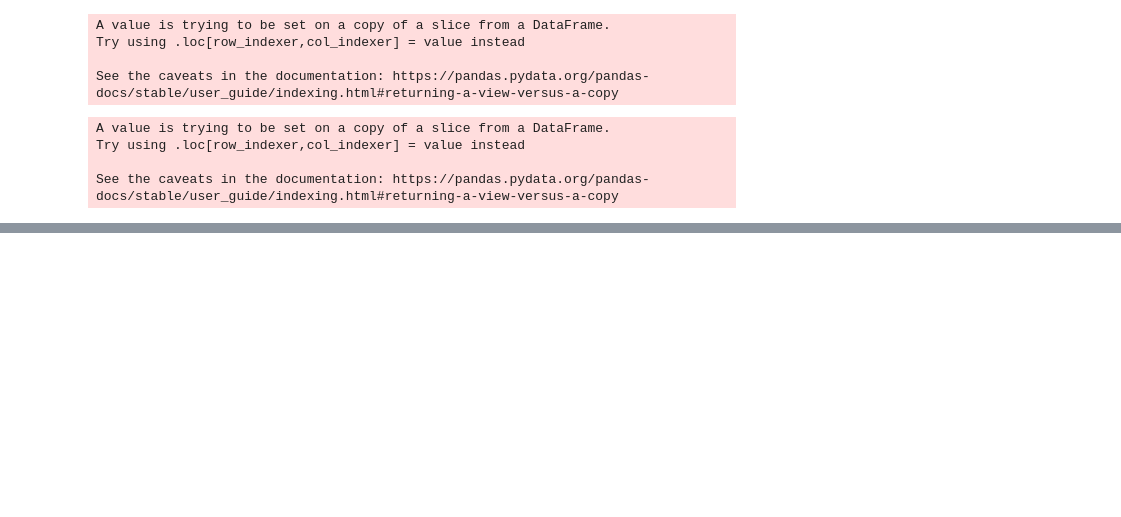
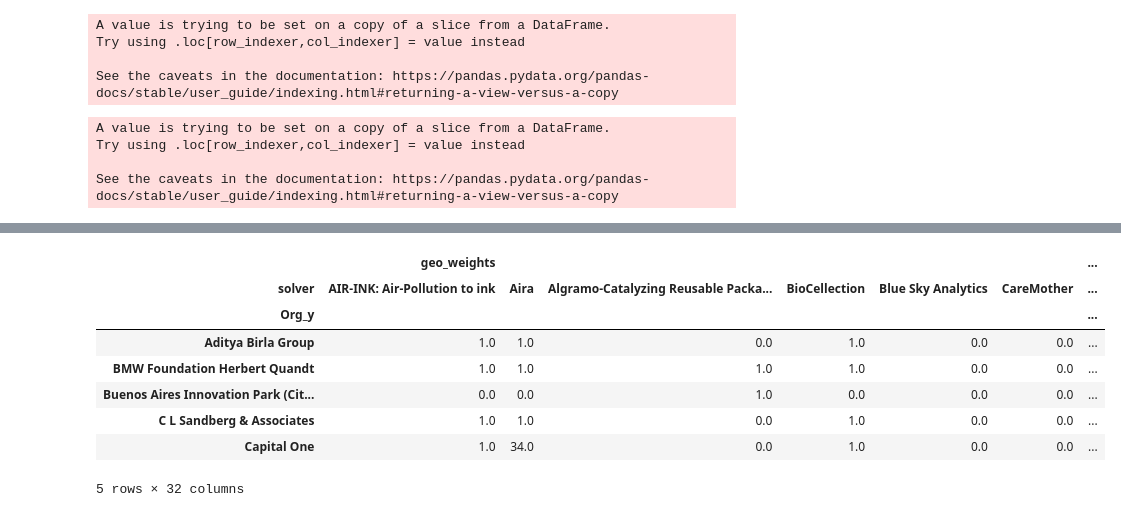
Before and after one commit to vsathwikm/Plotly_MIT_Solve_Heroku, a Jupyter notebook: notebooks/data_wrangling.ipynb, the cells around one changed output, grey strips where cells are left out. Saved outputs shown, nothing was run; the diff lists cells and outputs as text; code cells hidden in the pictures; blank space fills up the shorter version.

```diff
--- a/notebooks/data_wrangling.ipynb
+++ b/notebooks/data_wrangling.ipynb
@@ -102,0 +72,5 @@ partner_solver_weights[(partner_solver_weights['solver'] == solver_name) & (part
+# %%
+geo_weights_pivot = pd.pivot(partner_solver_weights[['Org_y', 'solver', 'geo_weights']], columns='solver', index='Org_y' )
+needs_weights_pivot = pd.pivot(partner_solver_weights[['Org_y', 'solver', 'needs_weights']], columns='solver', index='Org_y' )
+challenge_weights_pivot = pd.pivot(partner_solver_weights[['Org_y', 'solver', 'challenge_weights']], columns='solver', index='Org_y' )
+stage_weights_pivot = pd.pivot(partner_solver_weights[['Org_y', 'solver', 'stage_weights']], columns='solver', index='Org_y' )
@@ -102,0 +165,12 @@ partner_solver_weights[(partner_solver_weights['solver'] == solver_name) & (part
+# %%
+geo_term.head()
+# %% [output]
+|  | geo_weights |  |  |  |  |  | ... |
+| solver | AIR-INK: Air-Pollution to ink | Aira | Algramo-Catalyzing Reusable Packa... | BioCellection | Blue Sky Analytics | CareMother | ... |
+| Org_y |  |  |  |  |  |  | ... |
+| Aditya Birla Group | 1.0 | 1.0 | 0.0 | 1.0 | 0.0 | 0.0 | ... |
+| BMW Foundation Herbert Quandt | 1.0 | 1.0 | 1.0 | 1.0 | 0.0 | 0.0 | ... |
+| Buenos Aires Innovation Park (Cit... | 0.0 | 0.0 | 1.0 | 0.0 | 0.0 | 0.0 | ... |
+| C L Sandberg & Associates | 1.0 | 1.0 | 0.0 | 1.0 | 0.0 | 0.0 | ... |
+| Capital One | 1.0 | 34.0 | 0.0 | 1.0 | 0.0 | 0.0 | ... |
+5 rows × 32 columns
```
Also changed, not shown: parts of 10 cells of this notebook, 10 other files.
